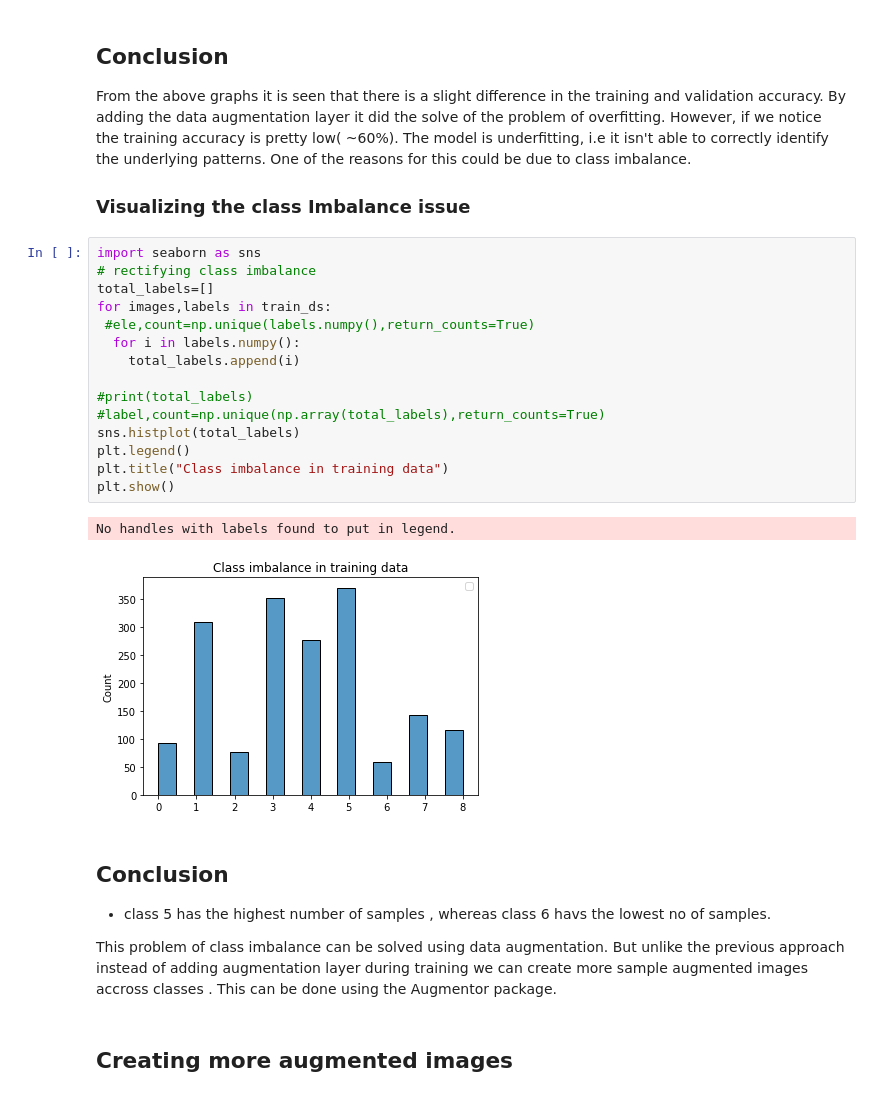
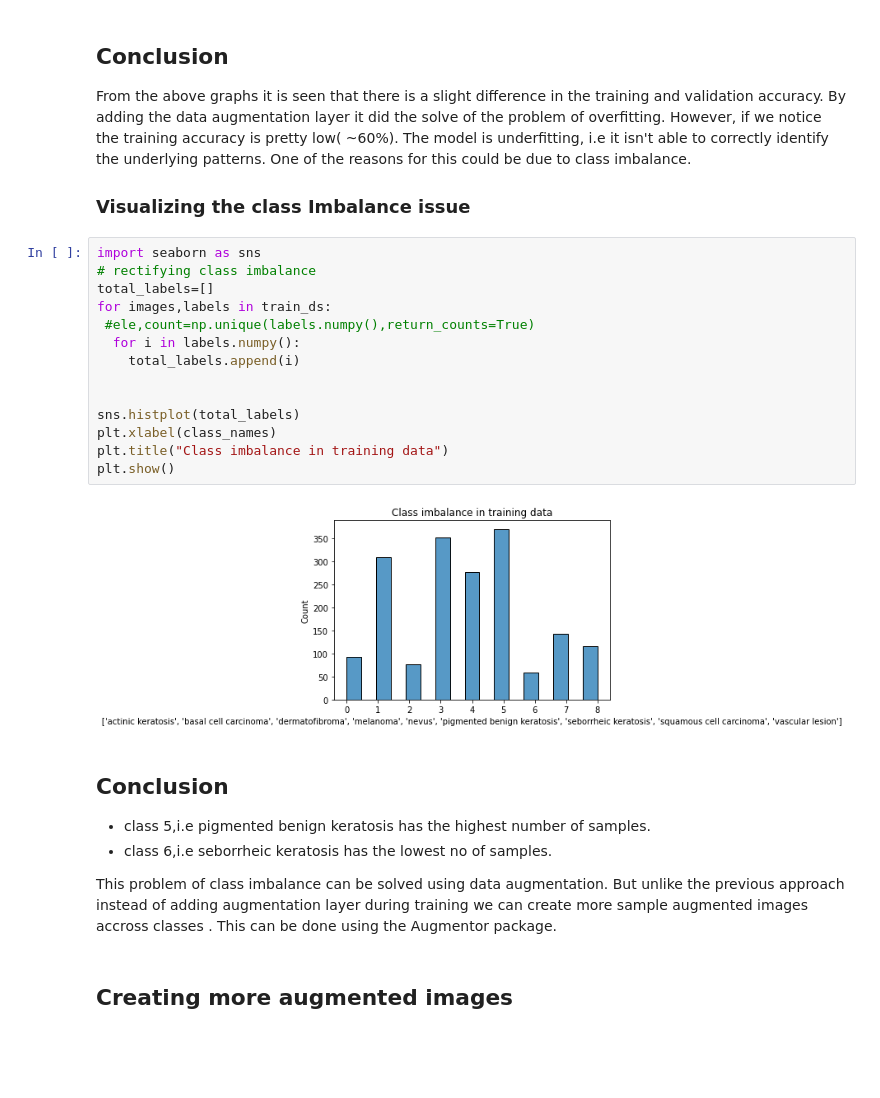
Before and after one commit to RakshithaBS/Melanoma, a Jupyter notebook: Melanoma.ipynb, the cells around one changed output. Saved outputs shown, nothing was run; the diff lists cells and outputs as text; blank space fills up the shorter version.

```diff
--- a/Melanoma.ipynb
+++ b/Melanoma.ipynb
@@ -266,24 +266,23 @@ From the above graphs it is seen that there is a slight difference in the traini
 # %%
 import seaborn as sns
 # rectifying class imbalance
 total_labels=[]
 for images,labels in train_ds:
  #ele,count=np.unique(labels.numpy(),return_counts=True)
   for i in labels.numpy():
     total_labels.append(i)
 
-#print(total_labels)
-#label,count=np.unique(np.array(total_labels),return_counts=True)
+
 sns.histplot(total_labels)
-plt.legend()
+plt.xlabel(class_names)
 plt.title("Class imbalance in training data")
 plt.show()
 # %% [output]
-No handles with labels found to put in legend.
-[figure, old version]
+[figure, new version]
 # %% [markdown]
 ## Conclusion
-- class 5 has the highest number of samples , whereas class 6 havs the lowest no of samples.
+- class 5,i.e pigmented benign keratosis  has the highest number of samples.
+- class 6,i.e seborrheic keratosis has the lowest no of samples.
 
 
 This problem of class imbalance can be solved using data augmentation. But unlike the previous approach instead of adding augmentation layer during training we can create more sample augmented images accross classes .
```
Also changed, not shown: parts of 10 cells of this notebook.
